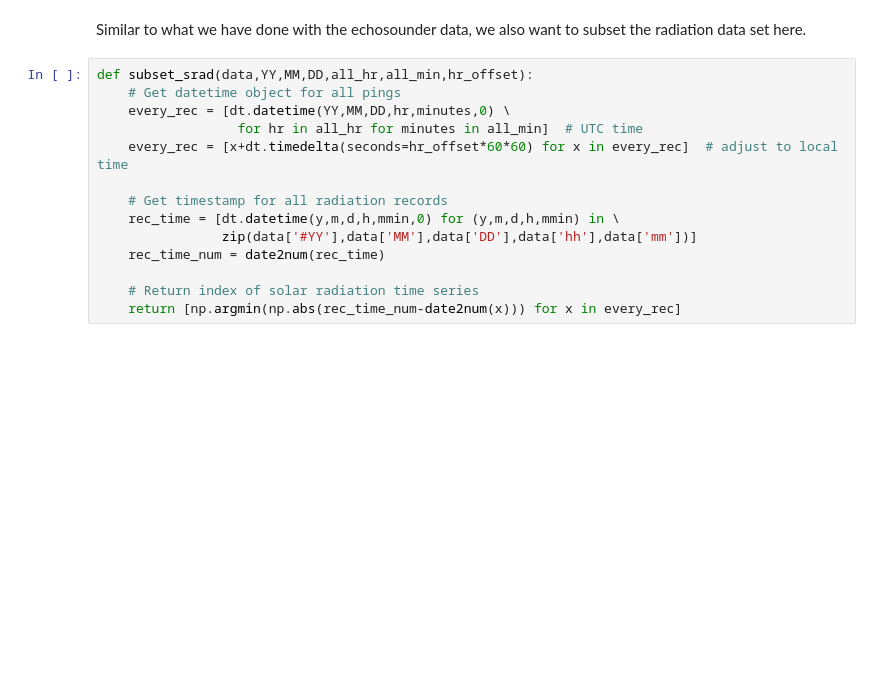
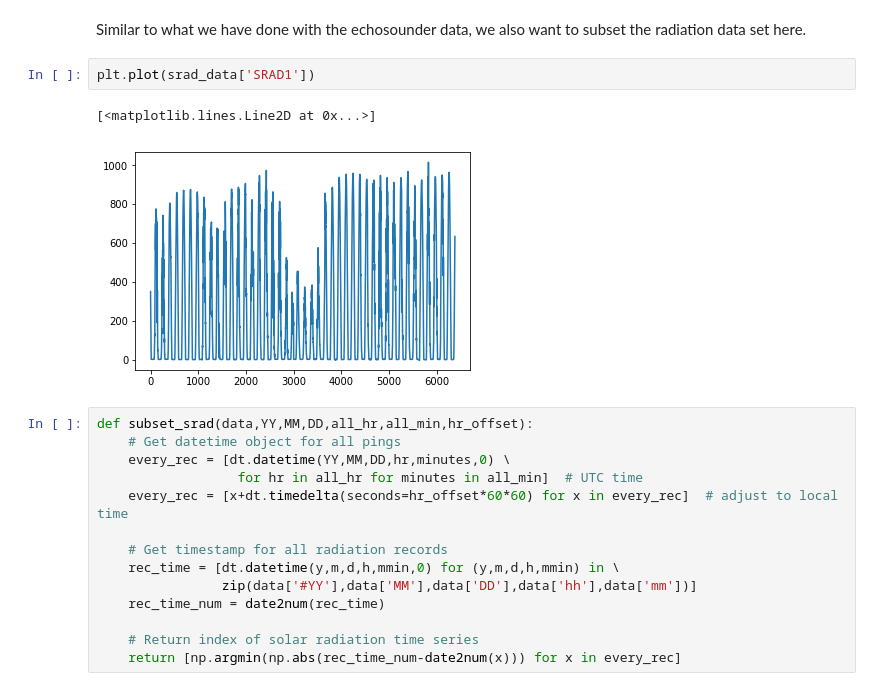
Before and after one commit to OSOceanAcoustics/echopype, a Jupyter notebook: notebooks/zpls_data_example.ipynb, the cells around one changed output. Cells and saved outputs as stored; diff of their text form; blank space fills up the shorter version.

```diff
--- a/notebooks/zpls_data_example.ipynb
+++ b/notebooks/zpls_data_example.ipynb
@@ -355,6 +352,11 @@ def read_srad(filefullpath):
 srad_data = read_srad('../data_solar_radiation/eao_buoy_solar_radiation_20170831download.txt')
 # %% [markdown]
 Similar to what we have done with the echosounder data, we also want to subset the radiation data set here.
+# %%
+plt.plot(srad_data['SRAD1'])
+# %% [output]
+[<matplotlib.lines.Line2D at 0x...>]
+[figure, added]
 # %%
 def subset_srad(data,YY,MM,DD,all_hr,all_min,hr_offset):
     # Get datetime object for all pings
```
Also changed, not shown: parts of 13 cells of this notebook, 6 other files.
